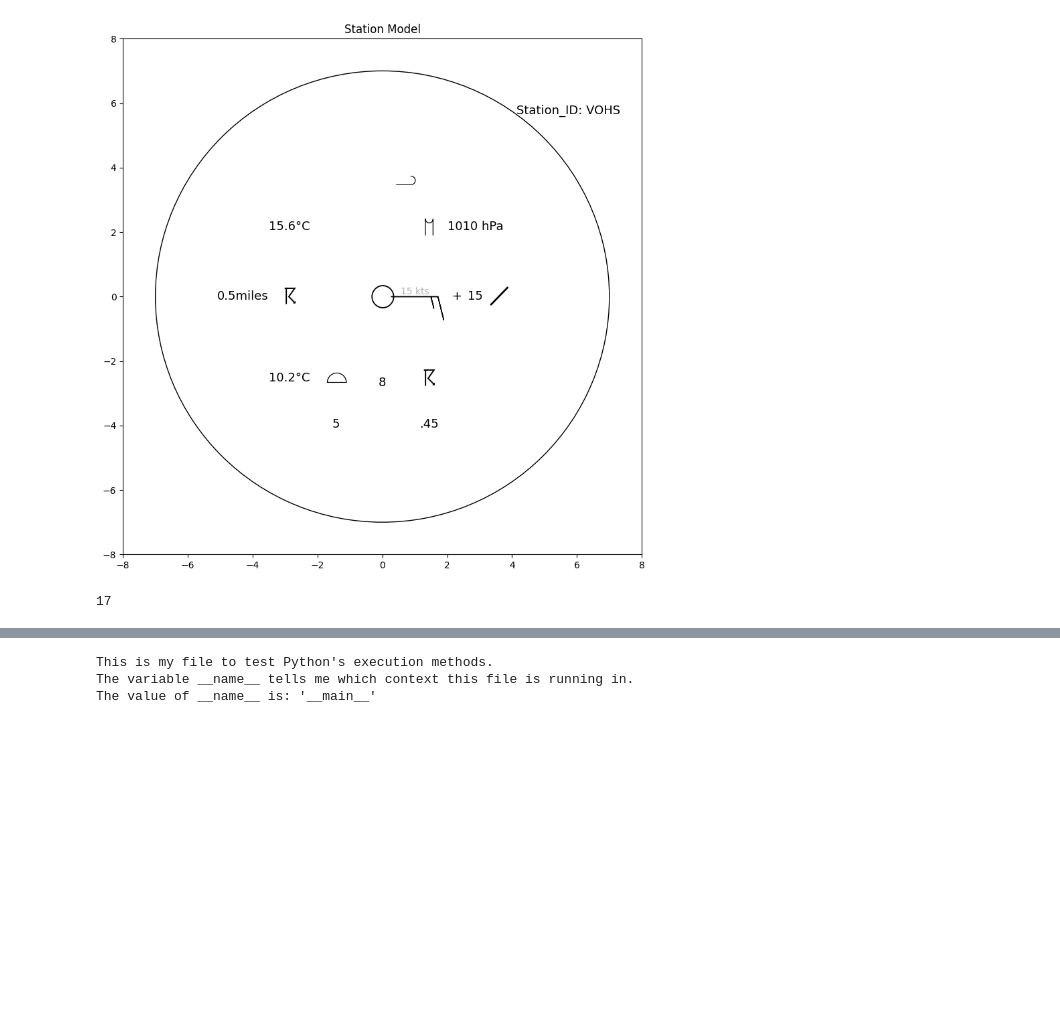
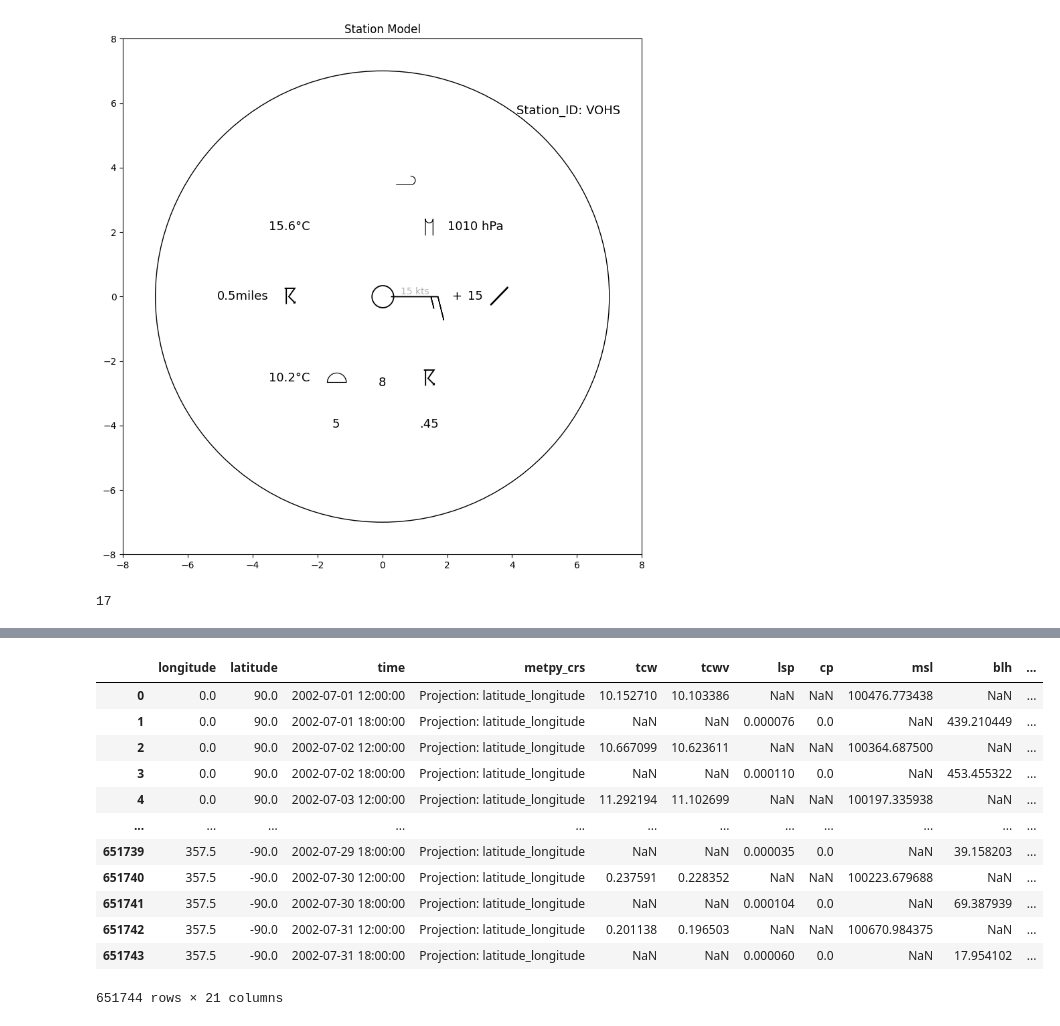
Before and after one commit to Pavan-lanka/practice_repo, a Jupyter notebook: AWS_Practice.ipynb, the cells around one changed output, grey strips where cells are left out. Drawn from its saved outputs; the diff is of its cells as text; code cells hidden in the pictures; blank space fills up the shorter version.

```diff
--- a/AWS_Practice.ipynb
+++ b/AWS_Practice.ipynb
@@ -536,8 +538,24 @@ a1 = list(parameters.values())
 # %%
-print("This is my file to test Python's execution methods.")
-print("The variable __name__ tells me which context this file is running in.")
-print("The value of __name__ is:", repr(__name__))
+import numpy as np
+import metpy
+import xarray as xr
+data = xr.open_dataset(filename_or_obj="/home/hp/Downloads/ECMWF_ERA-40_subset.nc", engine= "netcdf4")
+data = data.metpy.parse_cf()
+data = data.to_dataframe()
+data = data.reset_index()
+d_parameters = list(data.columns.values)
+data
 # %% [output]
+|  | longitude | latitude | time | metpy_crs | tcw | tcwv | lsp | cp | msl | blh | ... |
+| 0 | 0.0 | 90.0 | 2002-07-01 12:00:00 | Projection: latitude_longitude | 10.152710 | 10.103386 | NaN | NaN | 100476.773438 | NaN | ... |
+| 1 | 0.0 | 90.0 | 2002-07-01 18:00:00 | Projection: latitude_longitude | NaN | NaN | 0.000076 | 0.0 | NaN | 439.210449 | ... |
+| 2 | 0.0 | 90.0 | 2002-07-02 12:00:00 | Projection: latitude_longitude | 10.667099 | 10.623611 | NaN | NaN | 100364.687500 | NaN | ... |
+| 3 | 0.0 | 90.0 | 2002-07-02 18:00:00 | Projection: latitude_longitude | NaN | NaN | 0.000110 | 0.0 | NaN | 453.455322 | ... |
+| 4 | 0.0 | 90.0 | 2002-07-03 12:00:00 | Projection: latitude_longitude | 11.292194 | 11.102699 | NaN | NaN | 100197.335938 | NaN | ... |
+| ... | ... | ... | ... | ... | ... | ... | ... | ... | ... | ... | ... |
+| 651739 | 357.5 | -90.0 | 2002-07-29 18:00:00 | Projection: latitude_longitude | NaN | NaN | 0.000035 | 0.0 | NaN | 39.158203 | ... |
+| 651740 | 357.5 | -90.0 | 2002-07-30 12:00:00 | Projection: latitude_longitude | 0.237591 | 0.228352 | NaN | NaN | 100223.679688 | NaN | ... |
+| 651741 | 357.5 | -90.0 | 2002-07-30 18:00:00 | Projection: latitude_longitude | NaN | NaN | 0.000104 | 0.0 | NaN | 69.387939 | ... |
+| 651742 | 357.5 | -90.0 | 2002-07-31 12:00:00 | Projection: latitude_longitude | 0.201138 | 0.196503 | NaN | NaN | 100670.984375 | NaN | ... |
+| 651743 | 357.5 | -90.0 | 2002-07-31 18:00:00 | Projection: latitude_longitude | NaN | NaN | 0.000060 | 0.0 | NaN | 17.954102 | ... |
-This is my file to test Python's execution methods.
-The variable __name__ tells me which context this file is running in.
-The value of __name__ is: '__main__'
+651744 rows × 21 columns
```
Also changed, not shown: parts of 2 cells of this notebook, 4 other files.
